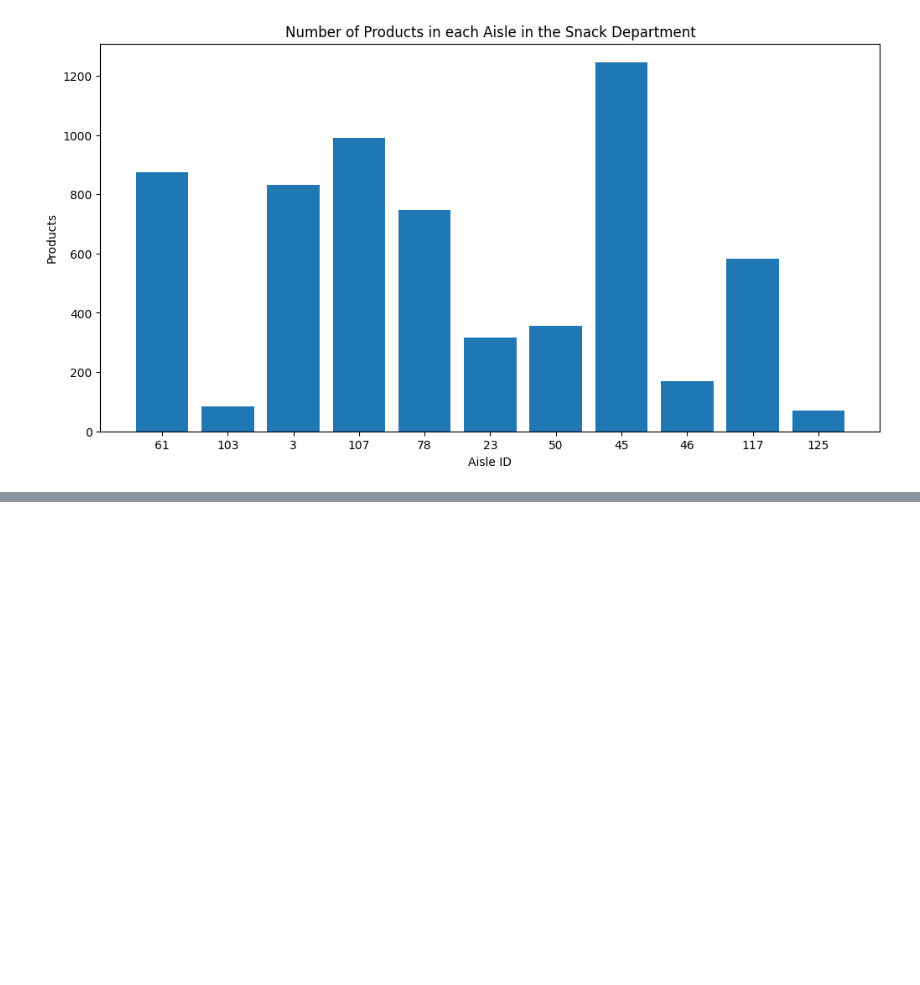
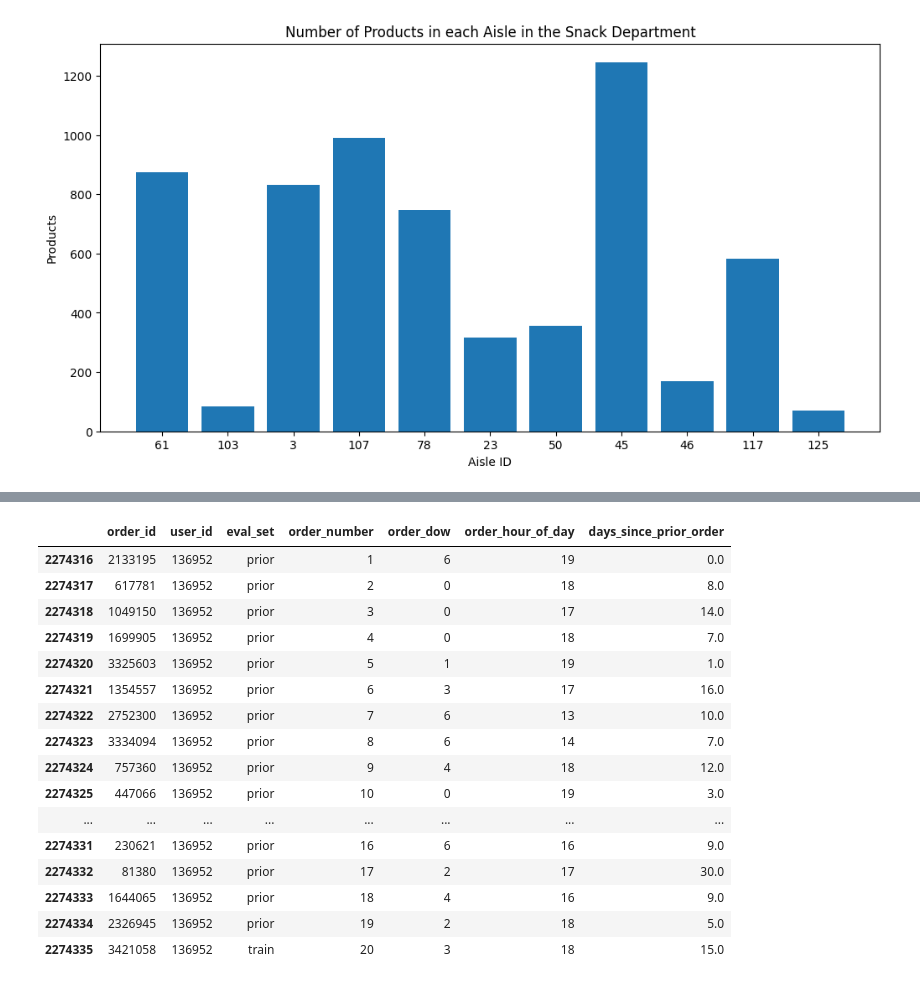
Before and after one commit to NyleLuza/fall2025, a Jupyter notebook: comp541/final_project/project.ipynb, the cells around one changed output, grey strips where cells are left out. Saved outputs shown, nothing was run; the diff lists cells and outputs as text; code cells hidden in the pictures; blank space fills up the shorter version.

```diff
--- a/comp541/final_project/project.ipynb
+++ b/comp541/final_project/project.ipynb
@@ -124,0 +137,20 @@ df_dept_products[df_dept_products["aisle_id"] == 125].head(50) # Trail Mix aisle
+# %%
+df_orders[df_orders["user_id"] == 136952]
+# %% [output]
+|  | order_id | user_id | eval_set | order_number | order_dow | order_hour_of_day | days_since_prior_order |
+| 2274316 | 2133195 | 136952 | prior | 1 | 6 | 19 | 0.0 |
+| 2274317 | 617781 | 136952 | prior | 2 | 0 | 18 | 8.0 |
+| 2274318 | 1049150 | 136952 | prior | 3 | 0 | 17 | 14.0 |
+| 2274319 | 1699905 | 136952 | prior | 4 | 0 | 18 | 7.0 |
+| 2274320 | 3325603 | 136952 | prior | 5 | 1 | 19 | 1.0 |
+| 2274321 | 1354557 | 136952 | prior | 6 | 3 | 17 | 16.0 |
+| 2274322 | 2752300 | 136952 | prior | 7 | 6 | 13 | 10.0 |
+| 2274323 | 3334094 | 136952 | prior | 8 | 6 | 14 | 7.0 |
+| 2274324 | 757360 | 136952 | prior | 9 | 4 | 18 | 12.0 |
+| 2274325 | 447066 | 136952 | prior | 10 | 0 | 19 | 3.0 |
+| ... | ... | ... | ... | ... | ... | ... | ... |
+| 2274331 | 230621 | 136952 | prior | 16 | 6 | 16 | 9.0 |
+| 2274332 | 81380 | 136952 | prior | 17 | 2 | 17 | 30.0 |
+| 2274333 | 1644065 | 136952 | prior | 18 | 4 | 16 | 9.0 |
+| 2274334 | 2326945 | 136952 | prior | 19 | 2 | 18 | 5.0 |
+| 2274335 | 3421058 | 136952 | train | 20 | 3 | 18 | 15.0 |
```
Also changed, not shown: parts of 3 cells of this notebook.
